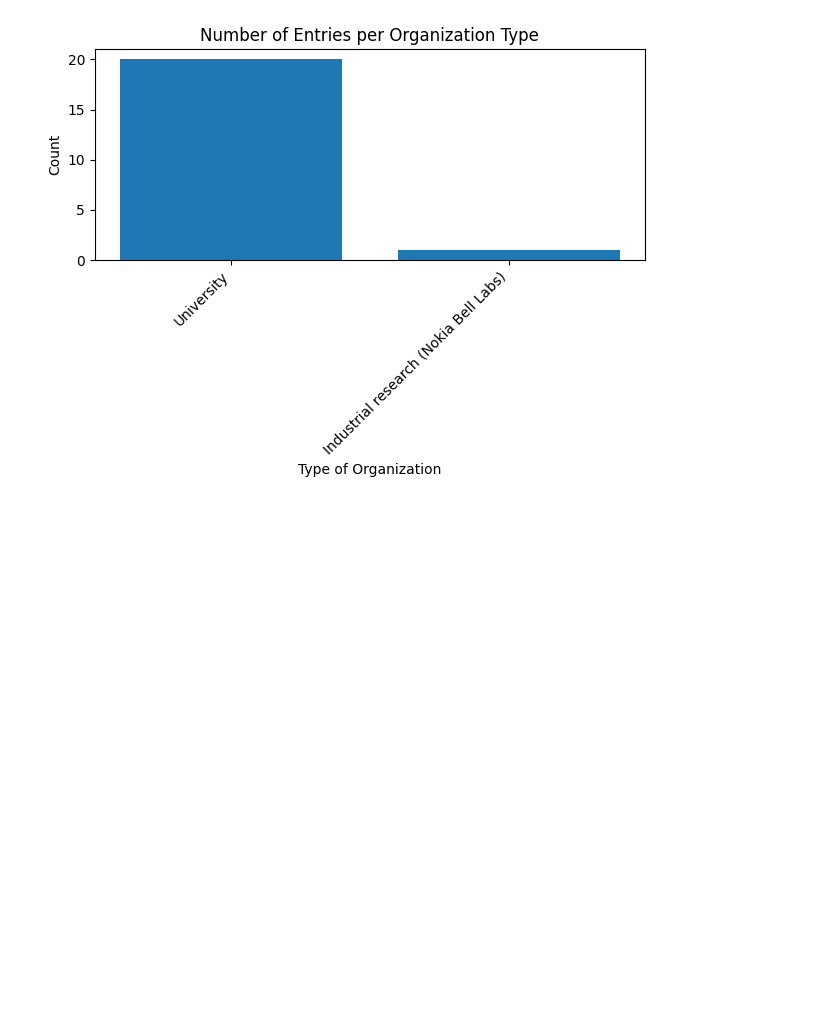
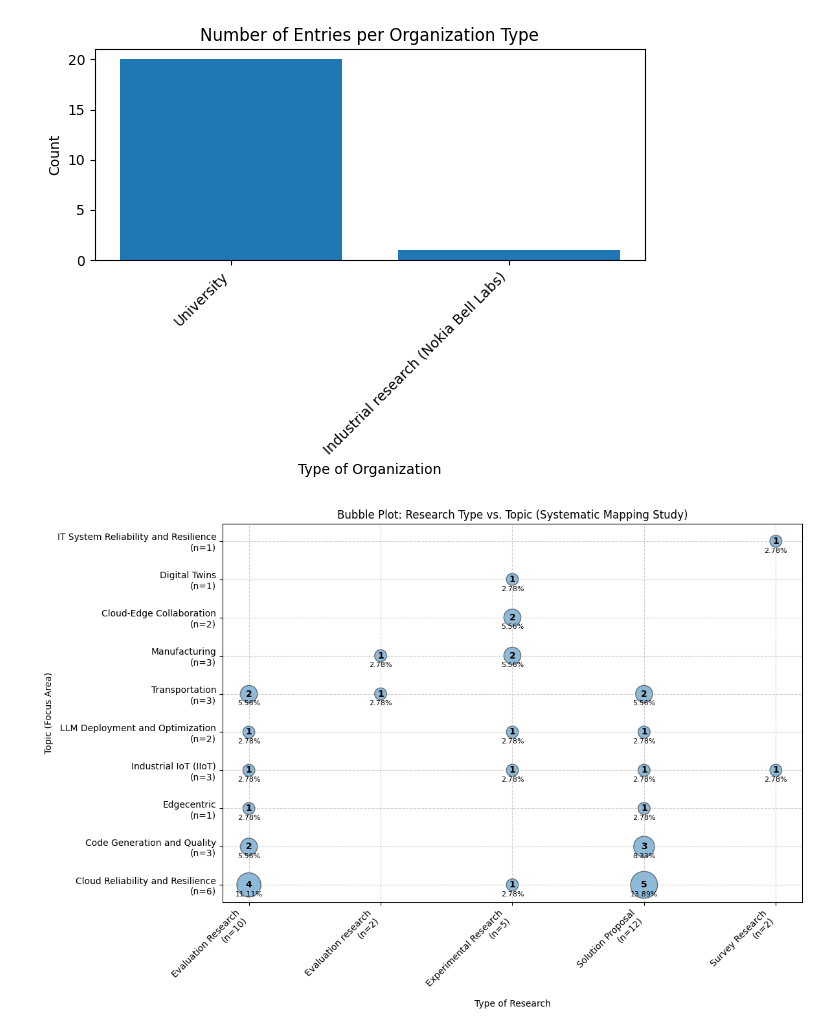
Before and after one commit to ErikFolkesson/SMS_project_data_viz, a Jupyter notebook: bubble_plot.ipynb, the cells around one changed output. Saved outputs shown, nothing was run; the diff lists cells and outputs as text; code cells hidden in the pictures; blank space fills up the shorter version.

```diff
--- a/bubble_plot.ipynb
+++ b/bubble_plot.ipynb
@@ -112,3 +112,64 @@ plt.tight_layout()
 plt.show()
 # %% [output]
 [figure]
+# %%
+import matplotlib.pyplot as plt
+
+# Calculate total per type and topic (before exploding pairs)
+type_totals = df['CLEAN KEYWORDS: Types of research'].str.split(',').explode().str.strip().value_counts()
+topic_totals = df['CLEAN KEYWORDS: Topics (Focus Area)'].str.split(',').explode().str.strip().value_counts()
+
+# Prepare exploded pairs as before
+df['Type_list'] = df['CLEAN KEYWORDS: Types of research'].str.split(',')
+df['Topic_list'] = df['CLEAN KEYWORDS: Topics (Focus Area)'].str.split(',')
+exploded_df = df.explode('Type_list').explode('Topic_list')
+exploded_df['Type'] = exploded_df['Type_list'].str.strip()
+exploded_df['Topic'] = exploded_df['Topic_list'].str.strip()
+exploded_df = exploded_df.dropna(subset=['Type', 'Topic'])
+pair_counts = exploded_df.groupby(['Type', 'Topic']).size().reset_index(name='Count')
+
+# Filter to top N for clarity
+top_types = pair_counts['Type'].value_counts().head(10).index
+top_topics = pair_counts['Topic'].value_counts().head(10).index
+filtered = pair_counts[pair_counts['Type'].isin(top_types) & pair_counts['Topic'].isin(top_topics)]
+
+# Map types and topics to integer positions for axes
+type_order = filtered['Type'].unique()
+topic_order = filtered['Topic'].unique()
+type_map = {t: i+1 for i, t in enumerate(type_order)}
+topic_map = {t: i+1 for i, t in enumerate(topic_order)}
+
+x = filtered['Type'].map(type_map)
+y = filtered['Topic'].map(topic_map)
+sizes = filtered['Count'] * 180
+labels = filtered['Count']
+percentages = (filtered['Count'] / filtered['Count'].sum() * 100).round(2)
+
+fig, ax = plt.subplots(figsize=(12, 8))
+sc = ax.scatter(x, y, s=sizes, alpha=0.5, edgecolors="k")
+
+# Add count labels inside bubbles
+for i, label in enumerate(labels):
+    ax.text(x.iloc[i], y.iloc[i], str(label), ha='center', va='center', fontsize=10, weight='bold')
+
+# Add percentages below bubbles
+for i, pct in enumerate(percentages):
+    ax.text(x.iloc[i], y.iloc[i] - 0.25, f"{pct:.2f}%", ha='center', va='center', fontsize=8)
+
+# Add totals to axis labels
+xticklabels = [f"{t}\n(n={type_totals[t]})" for t in type_order]
+yticklabels = [f"{t}\n(n={topic_totals[t]})" for t in topic_order]
+
+ax.set_xticks(list(type_map.values()))
+ax.set_yticks(list(topic_map.values()))
+ax.set_xticklabels(xticklabels, rotation=45, ha='right')
+ax.set_yticklabels(yticklabels)
+
+ax.set_xlabel('Type of Research')
+ax.set_ylabel('Topic (Focus Area)')
+ax.set_title('Bubble Plot: Research Type vs. Topic (Systematic Mapping Study)')
+ax.grid(True, linestyle="--", alpha=0.6)
+plt.tight_layout()
+plt.show()
+# %% [output]
+[figure, added]
```
Also changed, not shown: parts of 3 cells of this notebook.
